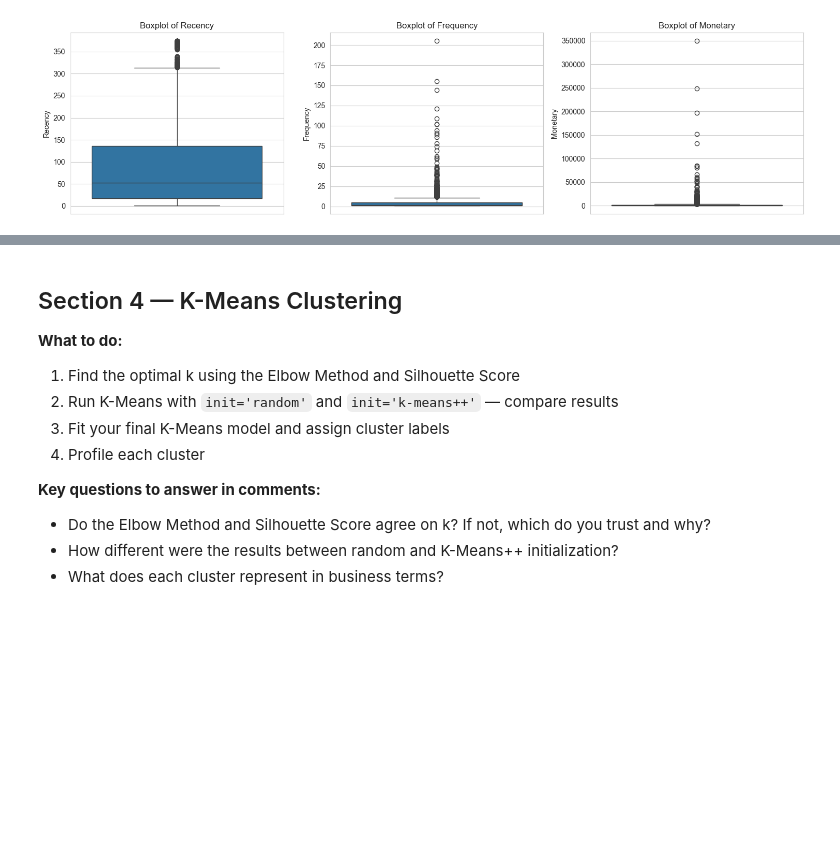
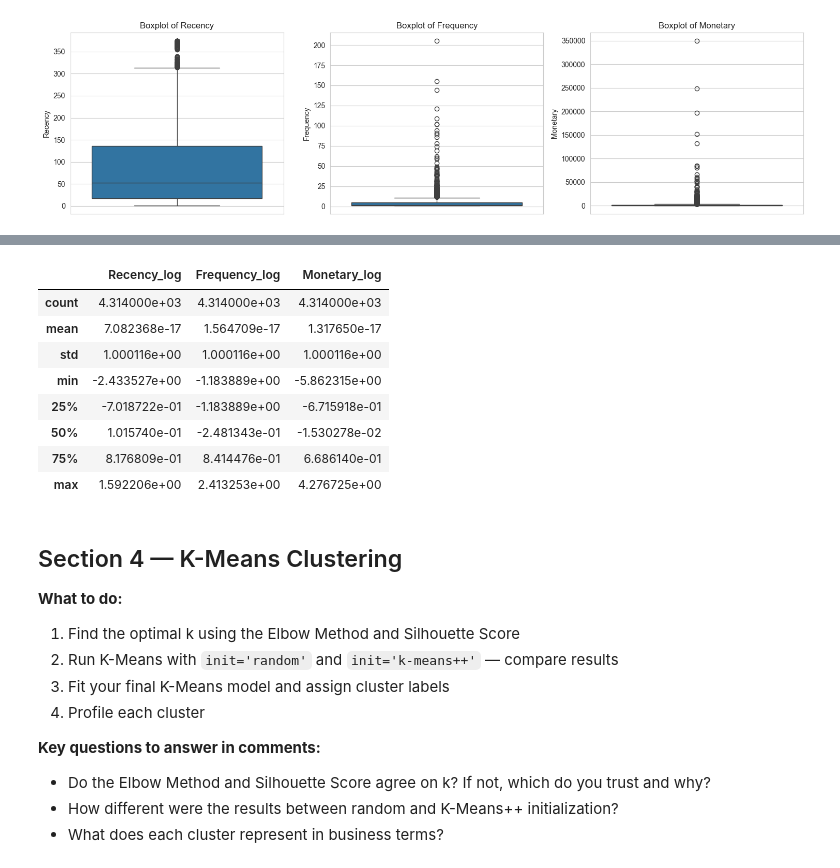
Before and after one commit to CodexAarogya/Fusemachines-Assignments, a Jupyter notebook: week-7/Assignment/Week_7_Clustering_Assignment.ipynb, the cells around one changed output, grey strips where cells are left out. Cells and saved outputs as stored; diff of their text form; code cells hidden in the pictures; blank space fills up the shorter version.

```diff
--- a/week-7/Assignment/Week_7_Clustering_Assignment.ipynb
+++ b/week-7/Assignment/Week_7_Clustering_Assignment.ipynb
@@ -439,12 +504,14 @@ plt.show()
 # %%
-# ── Feature Scaling ──────────────────────────────────────────────────────────
-# Why is scaling necessary for clustering? Answer in a comment before scaling.
-
-# Apply StandardScaler
-scaler = StandardScaler()
-
 # YOUR CODE HERE — fit and transform your feature matrix
 # Store scaled features as X_scaled (numpy array) and X_scaled_df (DataFrame)
+X_scaled = scaler.fit_transform(customer_df[['Recency_log', 'Frequency_log', 'Monetary_log']])
+X_scaled_transposed = X_scaled.transpose()
+
+X_scaled_df = pd.DataFrame({
+    "Recency_log": X_scaled_transposed[0],
+    "Frequency_log": X_scaled_transposed[1],
+    "Monetary_log": X_scaled_transposed[2],
+})
 
 # Verify scaling worked
 # YOUR CODE HERE — print mean and std of each scaled feature
@@ -451,3 +535,15 @@ scaler = StandardScaler()
+# %%
+X_scaled_df.describe()
+# %% [output]
+|  | Recency_log | Frequency_log | Monetary_log |
+| count | 4.314000e+03 | 4.314000e+03 | 4.314000e+03 |
+| mean | 7.082368e-17 | 1.564709e-17 | 1.317650e-17 |
+| std | 1.000116e+00 | 1.000116e+00 | 1.000116e+00 |
+| min | -2.433527e+00 | -1.183889e+00 | -5.862315e+00 |
+| 25% | -7.018722e-01 | -1.183889e+00 | -6.715918e-01 |
+| 50% | 1.015740e-01 | -2.481343e-01 | -1.530278e-02 |
+| 75% | 8.176809e-01 | 8.414476e-01 | 6.686140e-01 |
+| max | 1.592206e+00 | 2.413253e+00 | 4.276725e+00 |
 # %% [markdown]
 ## Section 4 — K-Means Clustering
 
```
Also changed, not shown: parts of 15 cells of this notebook.
